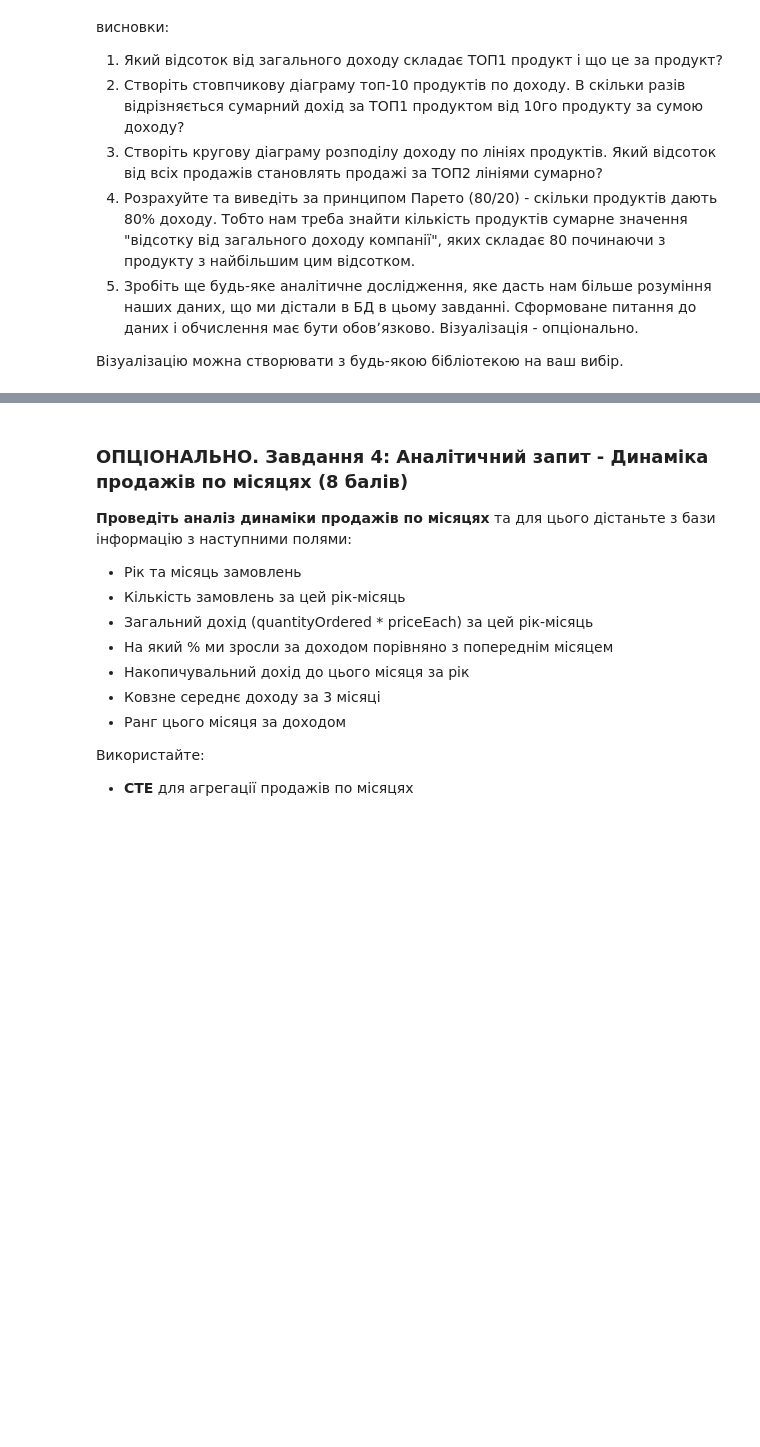
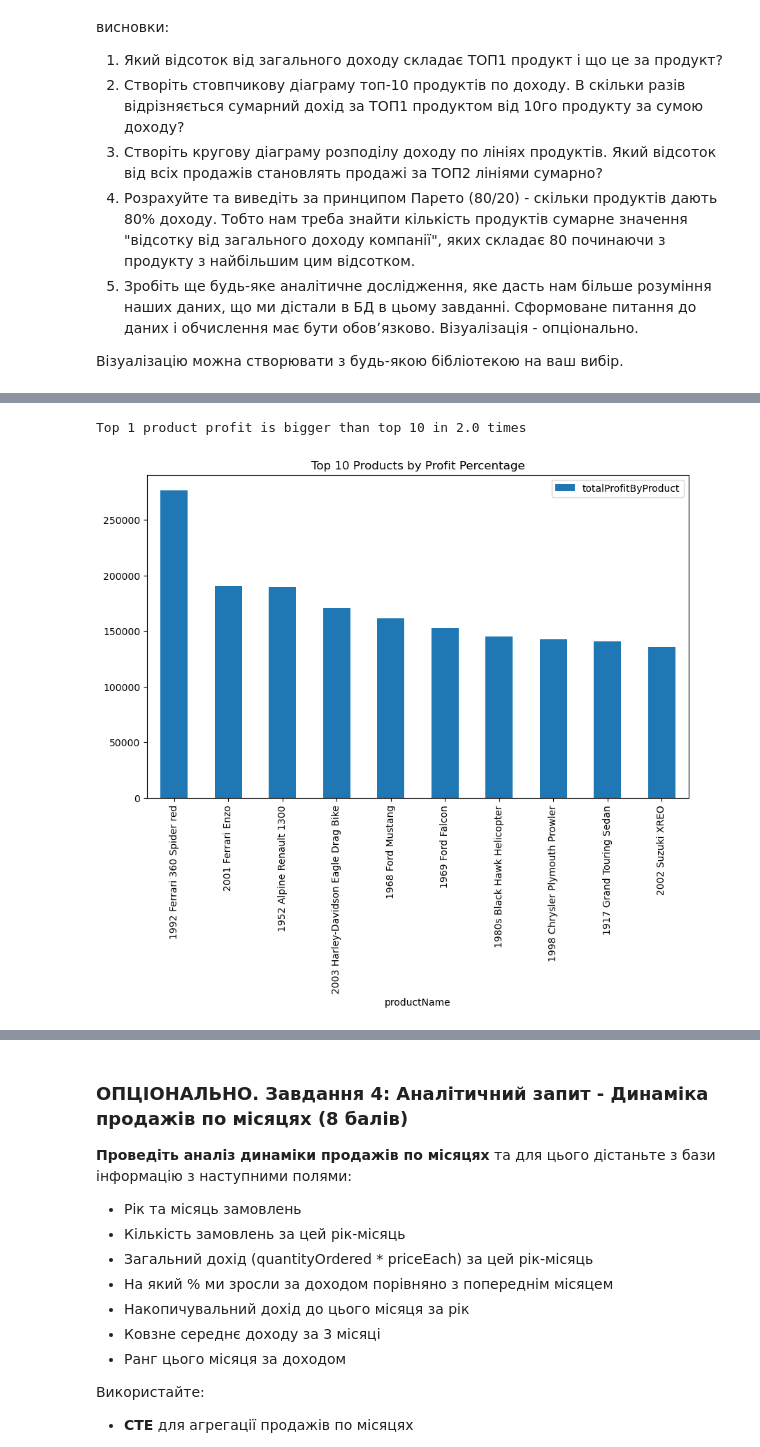
Before and after one commit to olesia-za/python_for_ds_tasks, a Jupyter notebook: hometasks/OZ_Done_11_HW1_Integration_Python_and_SQL_data_request.ipynb, the cells around one changed output, grey strips where cells are left out. Drawn from its saved outputs; the diff is of its cells as text; code cells hidden in the pictures; blank space fills up the shorter version.

```diff
--- a/hometasks/OZ_Done_11_HW1_Integration_Python_and_SQL_data_request.ipynb
+++ b/hometasks/OZ_Done_11_HW1_Integration_Python_and_SQL_data_request.ipynb
@@ -291,0 +315,13 @@ display(profit_by_products.head())
+# %%
+# 2
+top10List  = list(profit_by_products['totalProfitByProduct'].nlargest(10))
+print(f"Top 1 product profit is bigger than top 10 in {round(top10List[0]/top10List[9],1)} times")
+profit_by_products[['productName','totalProfitByProduct']].nlargest(10, 'totalProfitByProduct').plot(
+    kind='bar',
+    figsize=(10, 6),
+    title='Top 10 Products by Profit Percentage',
+    x='productName'
+);
+# %% [output]
+Top 1 product profit is bigger than top 10 in 2.0 times
+[figure, added]
```
Also changed, not shown: parts of 10 cells of this notebook.
